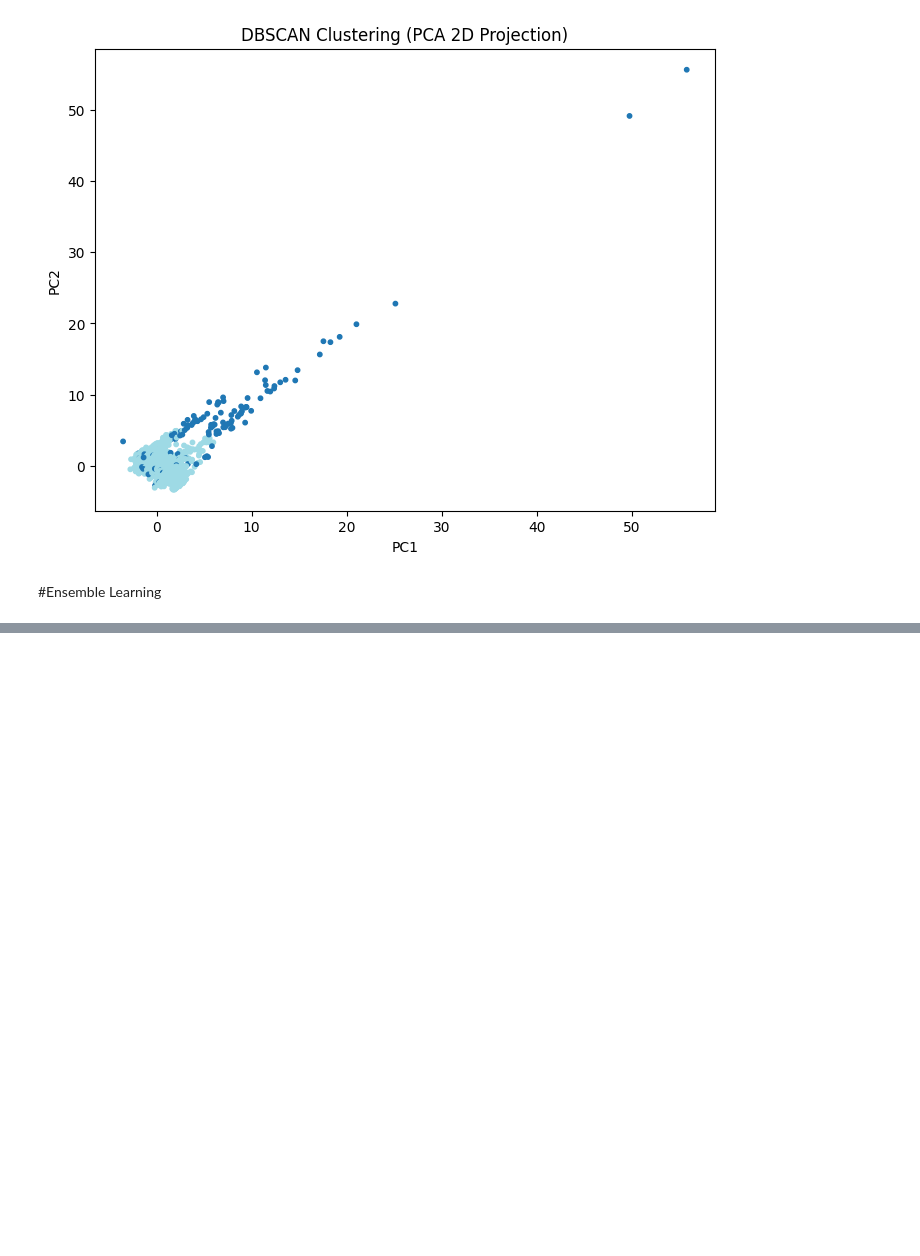
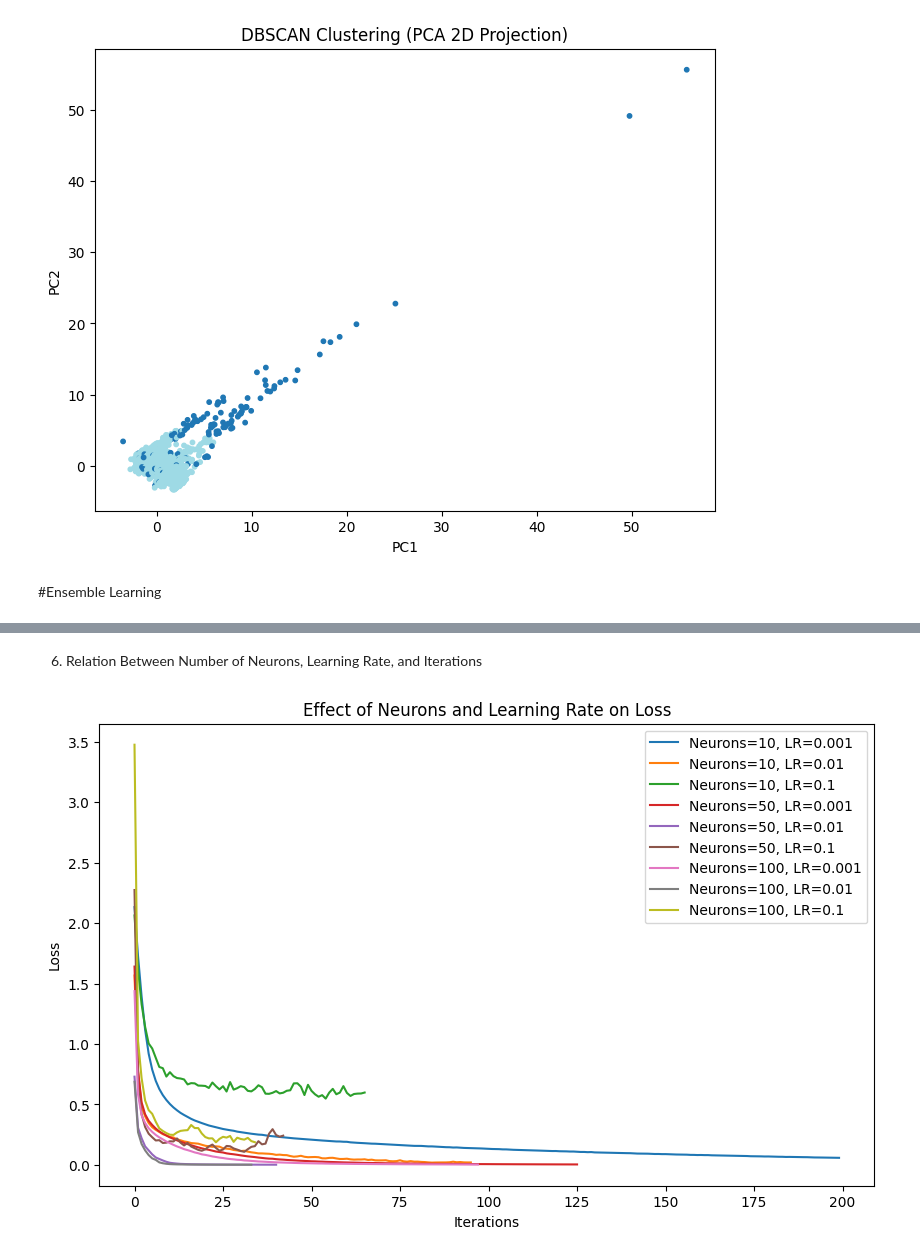
Before and after one commit to KeerthanaSistla/ML, a Jupyter notebook: Sem5ML.ipynb, the cells around one changed output, grey strips where cells are left out. Drawn from its saved outputs; the diff is of its cells as text; code cells hidden in the pictures; blank space fills up the shorter version.

```diff
--- a/Sem5ML.ipynb
+++ b/Sem5ML.ipynb
@@ -2492,0 +2695,24 @@ Script finished. Inspect printed tables & figures for results. Save outputs as n
+# %% [markdown]
+6. Relation Between Number of Neurons, Learning Rate, and Iterations
+# %%
+neurons = [10, 50, 100]
+learning_rates = [0.001, 0.01, 0.1]
+
+results = {}
+for n in neurons:
+    for lr in learning_rates:
+        mlp = MLPClassifier(hidden_layer_sizes=(n,), learning_rate_init=lr,
+                            max_iter=200, random_state=0)
+        mlp.fit(X_train[:5000], y_train[:5000])
+        results[(n, lr)] = mlp.loss_curve_
+
+plt.figure(figsize=(10,6))
+for (n, lr), curve in results.items():
+    plt.plot(curve, label=f"Neurons={n}, LR={lr}")
+plt.xlabel("Iterations")
+plt.ylabel("Loss")
+plt.title("Effect of Neurons and Learning Rate on Loss")
+plt.legend()
+plt.show()
+# %% [output]
+[figure, added]
```
Also changed, not shown: parts of 33 cells of this notebook.
